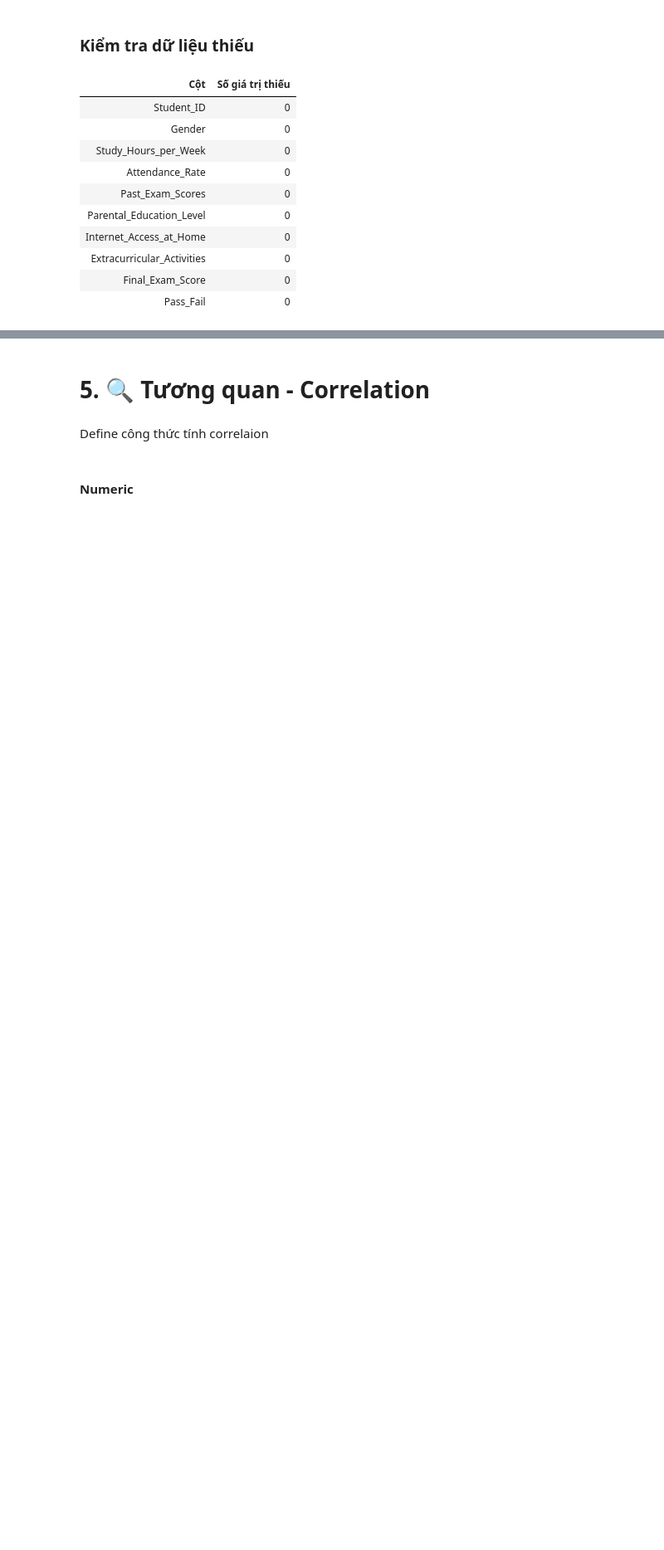
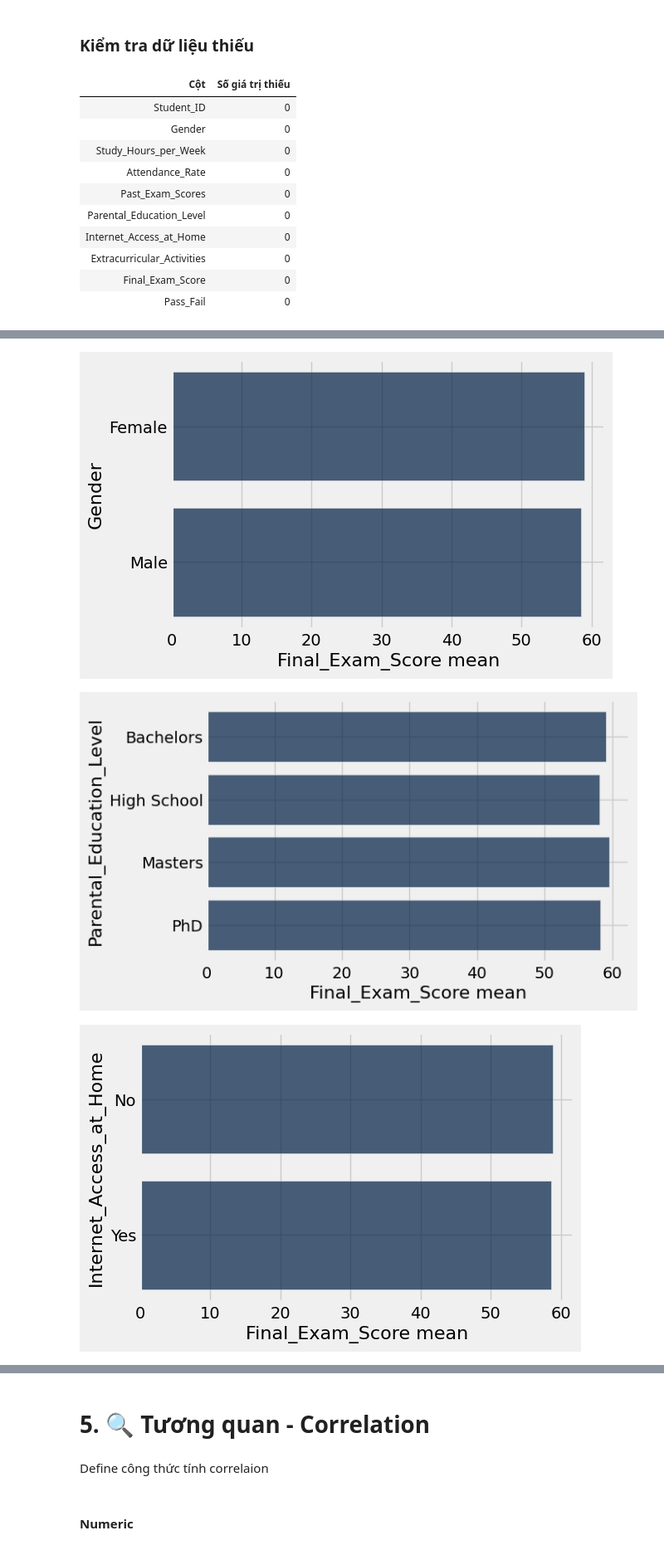
Before and after one commit to anizme/UET_DataScience_Prj, a Jupyter notebook: explore_spp_data.ipynb, the cells around one changed output, grey strips where cells are left out. Shown at 83% size. Cells and saved outputs as stored; diff of their text form; code cells hidden in the pictures; blank space fills up the shorter version.

```diff
--- a/explore_spp_data.ipynb
+++ b/explore_spp_data.ipynb
@@ -277,0 +261,8 @@ original_spp.scatter('Past_Exam_Scores', 'Final_Exam_Score')
+# %%
+for col in spp_categorical_cols:
+    if col != 'Pass_Fail':
+        original_spp.select('Final_Exam_Score', col).group(col, np.mean).barh(col)
+# %% [output]
+[figure, added]
+[figure, added]
+[figure, added]
```
Also changed, not shown: parts of 58 cells of this notebook, 1 other file.
